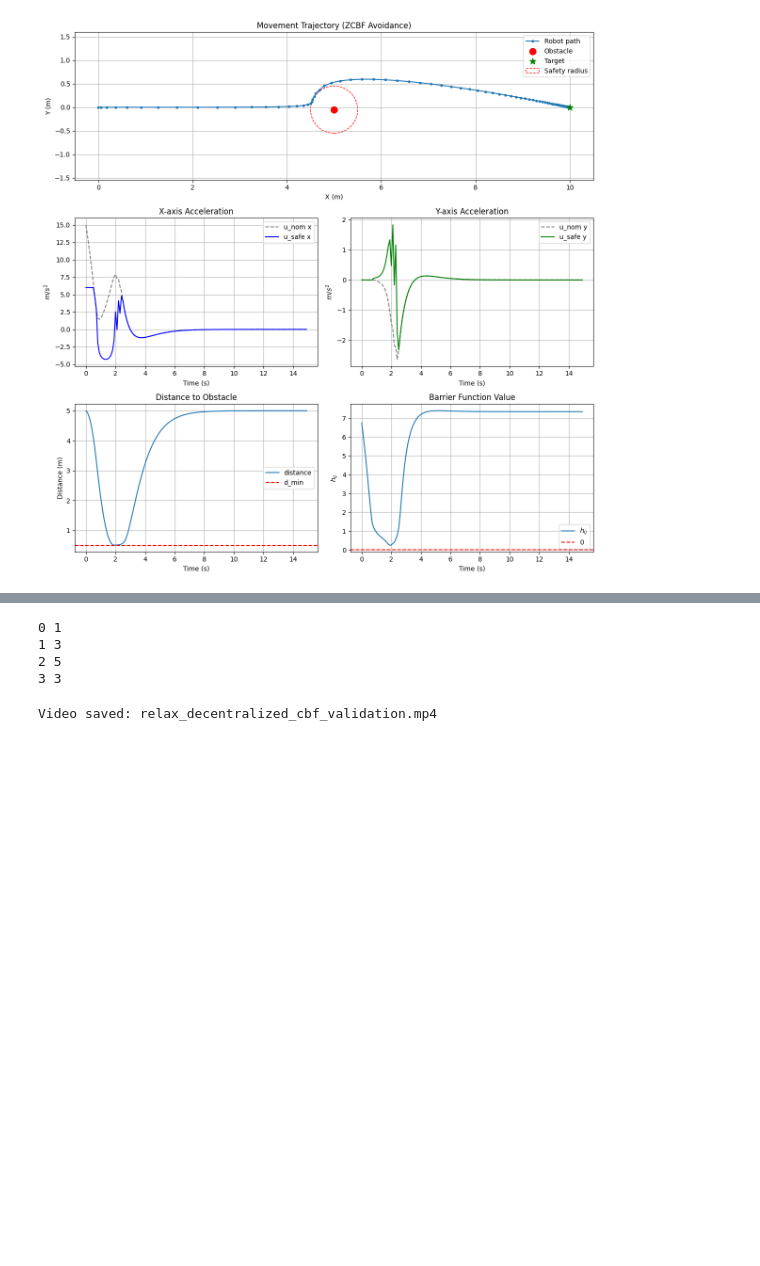
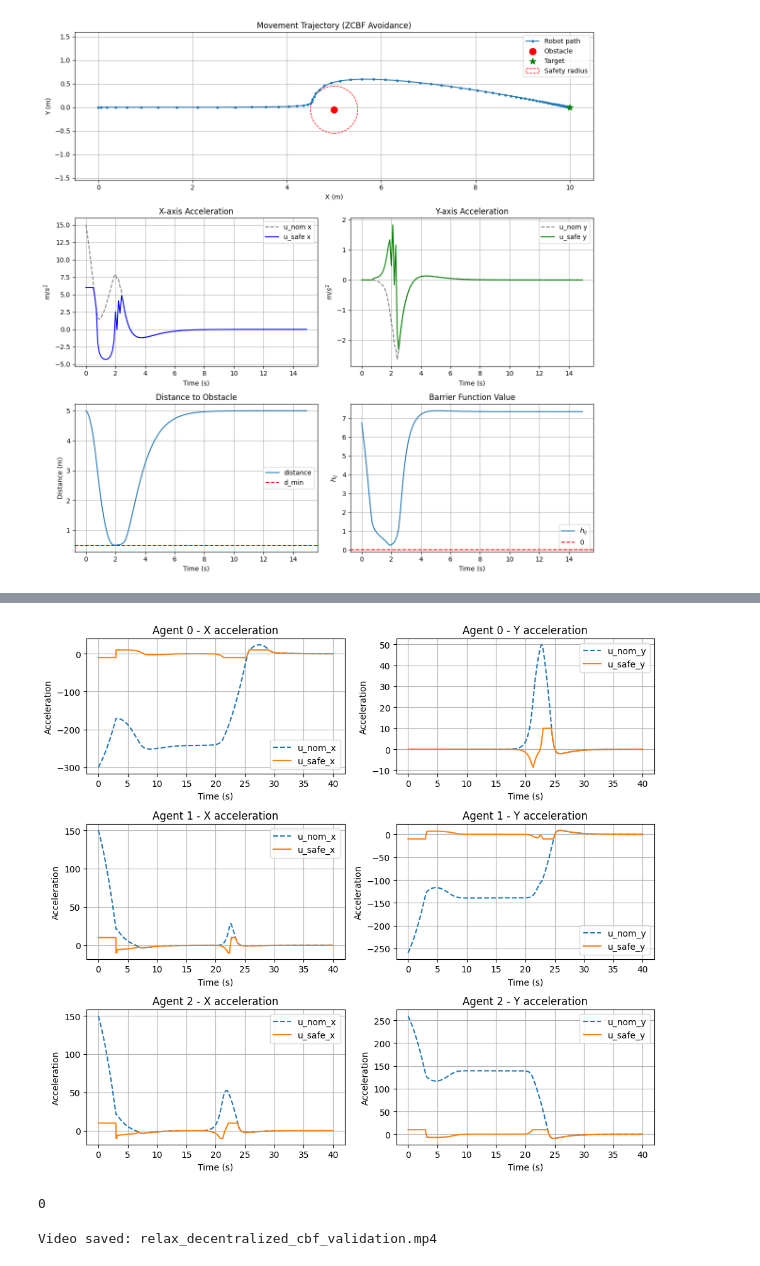
Before and after one commit to hungnguyen-125/Safety_Formation_Control_CBF, a Jupyter notebook: demo/decentralized_cbf_validation.ipynb, the cells around one changed output, grey strips where cells are left out. Saved outputs shown, nothing was run; the diff lists cells and outputs as text; code cells hidden in the pictures; blank space fills up the shorter version.

```diff
--- a/demo/decentralized_cbf_validation.ipynb
+++ b/demo/decentralized_cbf_validation.ipynb
@@ -771,42 +811,36 @@ plt.show()
 # %%
-# # --- Plot control inputs (for debugging) ---
-# time = np.arange(len(u_nom_hist[0])) * dt
+# --- Plot control inputs (for debugging) ---
+time = np.arange(len(u_nom_hist[0])) * dt
 
-# fig, axes = plt.subplots(N, 2, figsize=(10, 3*N))
+fig, axes = plt.subplots(N, 2, figsize=(10, 3*N))
 
-# for i in range(N):
-#     u_nom = u_nom_hist[i]
-#     u_safe = u_safe_hist[i]
+for i in range(N):
+    u_nom = u_nom_hist[i]
+    u_safe = u_safe_hist[i]
 
-#     # X control
-#     axes[i,0].plot(time, u_nom[:,0], '--', label='u_nom_x')
-#     axes[i,0].plot(time, u_safe[:,0], '-', label='u_safe_x')
-#     axes[i,0].set_title(f'Agent {i} - X acceleration')
-#     axes[i,0].set_xlabel('Time (s)')
-#     axes[i,0].set_ylabel('Acceleration')
-#     axes[i,0].grid(True)
-#     axes[i,0].legend()
+    # X control
+    axes[i,0].plot(time, u_nom[:,0], '--', label='u_nom_x')
+    axes[i,0].plot(time, u_safe[:,0], '-', label='u_safe_x')
+    axes[i,0].set_title(f'Agent {i} - X acceleration')
+    axes[i,0].set_xlabel('Time (s)')
+    axes[i,0].set_ylabel('Acceleration')
+    axes[i,0].grid(True)
+    axes[i,0].legend()
 
-#     # Y control
-#     axes[i,1].plot(time, u_nom[:,1], '--', label='u_nom_y')
-#     axes[i,1].plot(time, u_safe[:,1], '-', label='u_safe_y')
-#     axes[i,1].set_title(f'Agent {i} - Y acceleration')
-#     axes[i,1].set_xlabel('Time (s)')
-#     axes[i,1].set_ylabel('Acceleration')
-#     axes[i,1].grid(True)
-#     axes[i,1].legend()
+    # Y control
+    axes[i,1].plot(time, u_nom[:,1], '--', label='u_nom_y')
+    axes[i,1].plot(time, u_safe[:,1], '-', label='u_safe_y')
+    axes[i,1].set_title(f'Agent {i} - Y acceleration')
+    axes[i,1].set_xlabel('Time (s)')
+    axes[i,1].set_ylabel('Acceleration')
+    axes[i,1].grid(True)
+    axes[i,1].legend()
 
-# plt.tight_layout()
-# plt.show()
+plt.tight_layout()
+plt.show()
+# %% [output]
+[figure, added]
+0
-# %%
-A = [1, 3, 5, 3]
-for i, j in enumerate(A):
-    print(i,j)
-# %% [output]
-0 1
-1 3
-2 5
-3 3
 # %%
 from matplotlib.animation import FFMpegWriter, FuncAnimation
 
```
Also changed, not shown: parts of 5 cells of this notebook, 10 other files.
